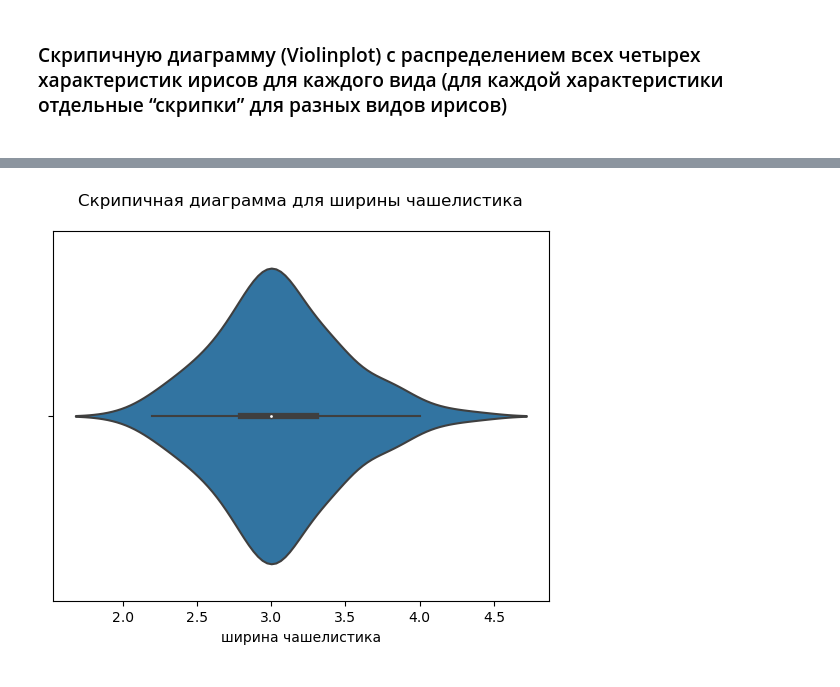
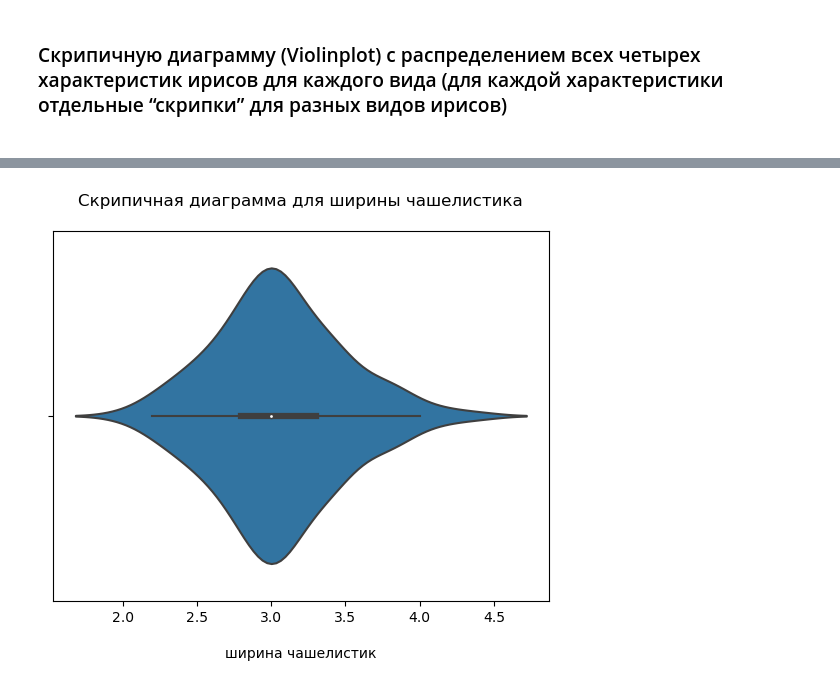
Before and after one commit to YaPP-BMSTU/yapp_labs_Renat, a Jupyter notebook: anaconda/jupiter/task1.ipynb, the cells around one changed output, grey strips where cells are left out. Saved outputs shown, nothing was run; the diff lists cells and outputs as text; code cells hidden in the pictures.

```diff
--- a/anaconda/jupiter/task1.ipynb
+++ b/anaconda/jupiter/task1.ipynb
@@ -59,5 +68,5 @@ xlabel_plot_sl = plt.xlabel('длина чашелистика')
 # %%
 plot_sw = sb.violinplot(x=iris['sepal_width']).set_title('Скрипичная диаграмма для ширины чашелистика\n')
-xlabel_plot_sw = plt.xlabel('ширина чашелистика')
+plot_sw = plt.xlabel('\nширина чашелистик')
 # %% [output]
-[figure, old version]
+[figure, new version]
```
Also changed, not shown: parts of 12 cells of this notebook, 1 other file.
